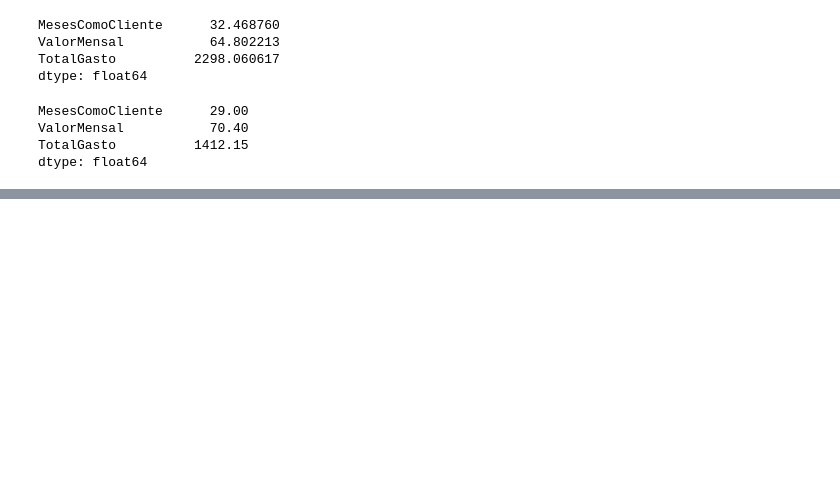
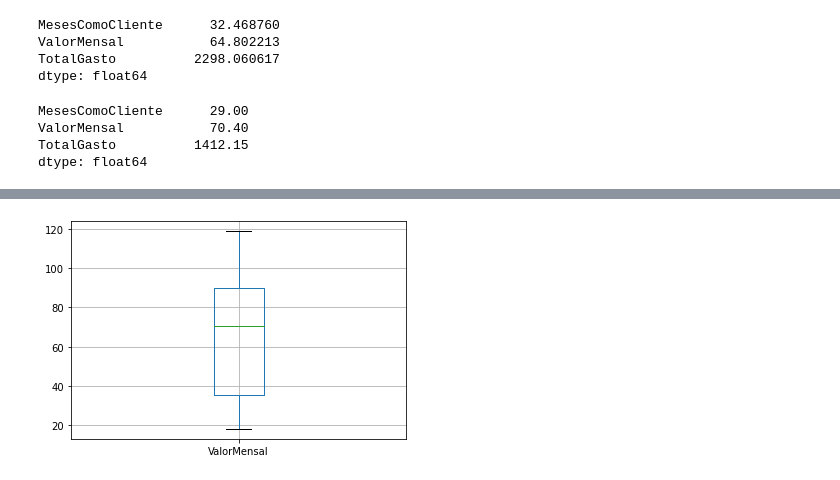
Before and after one commit to HodricVieira/Projeto-ICD-2022, a Jupyter notebook: projeto-dataset.ipynb, the cells around one changed output, grey strips where cells are left out. Drawn from its saved outputs; the diff is of its cells as text; code cells hidden in the pictures; blank space fills up the shorter version.

```diff
--- a/projeto-dataset.ipynb
+++ b/projeto-dataset.ipynb
@@ -73,3 +74,8 @@ plt.show()
+# %%
+data.boxplot(column=["ValorMensal"])
+plt.show()
+# %% [output]
+[figure, added]
 # %%
 #variancia
 print(data["TotalGasto"].var())
```
Also changed, not shown: parts of 18 cells of this notebook.
